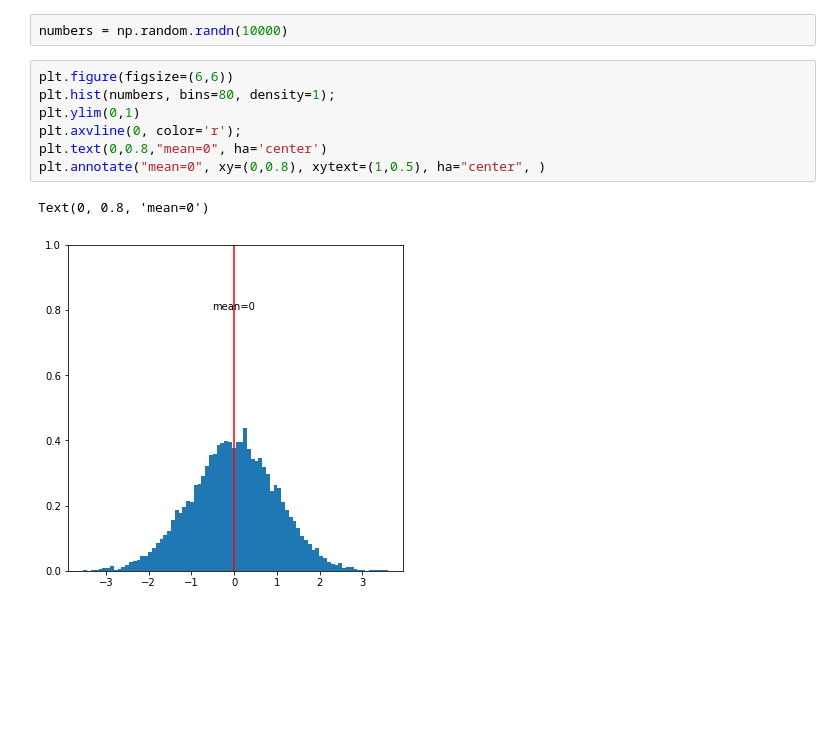
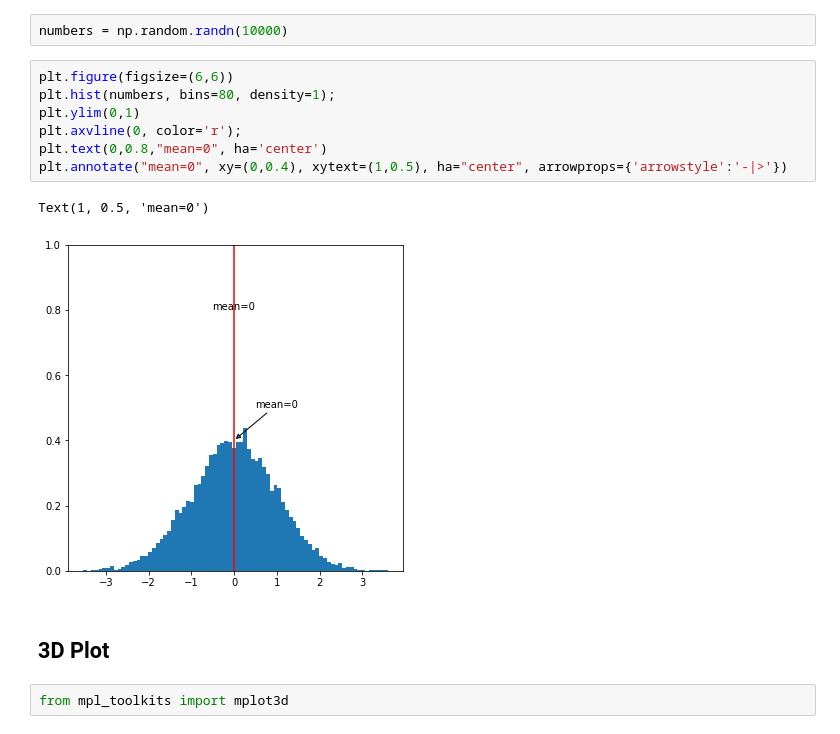
Before and after one commit to rendiwijiatmoko/Belajar-Mechine-Lerning, a Jupyter notebook: 03 - Matplotlib Intro/Part 1 - Matplotlib.ipynb, the cells around one changed output. Cells and saved outputs as stored; diff of their text form; blank space fills up the shorter version.

```diff
--- a/03 - Matplotlib Intro/Part 1 - Matplotlib.ipynb
+++ b/03 - Matplotlib Intro/Part 1 - Matplotlib.ipynb
@@ -157,10 +157,14 @@ numbers = np.random.randn(10000)
 # %%
 plt.figure(figsize=(6,6))
 plt.hist(numbers, bins=80, density=1);
 plt.ylim(0,1)
 plt.axvline(0, color='r');
 plt.text(0,0.8,"mean=0", ha='center')
-plt.annotate("mean=0", xy=(0,0.8), xytext=(1,0.5), ha="center", )
+plt.annotate("mean=0", xy=(0,0.4), xytext=(1,0.5), ha="center", arrowprops={'arrowstyle':'-|>'})
 # %% [output]
-Text(0, 0.8, 'mean=0')
+Text(1, 0.5, 'mean=0')
-[figure, old version]
+[figure, new version]
+# %% [markdown]
+## 3D Plot
+# %%
+from mpl_toolkits import mplot3d
```
Also changed, not shown: parts of 6 cells of this notebook.
